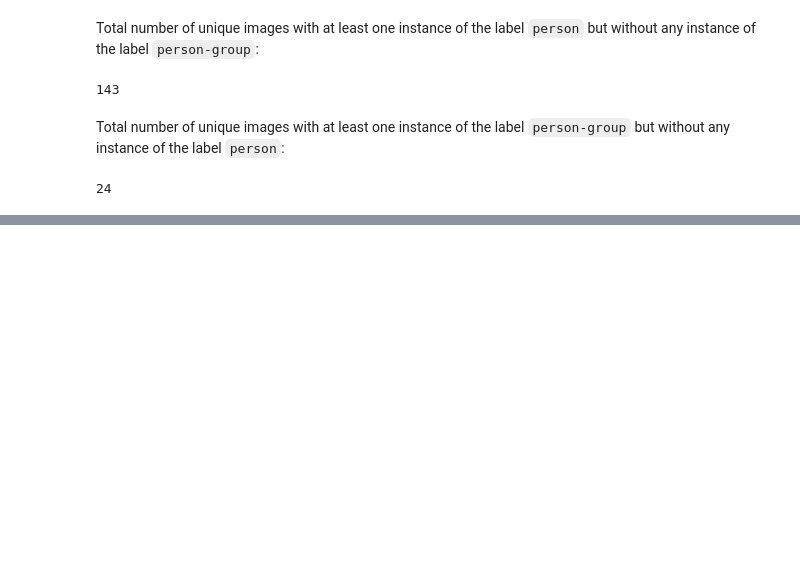
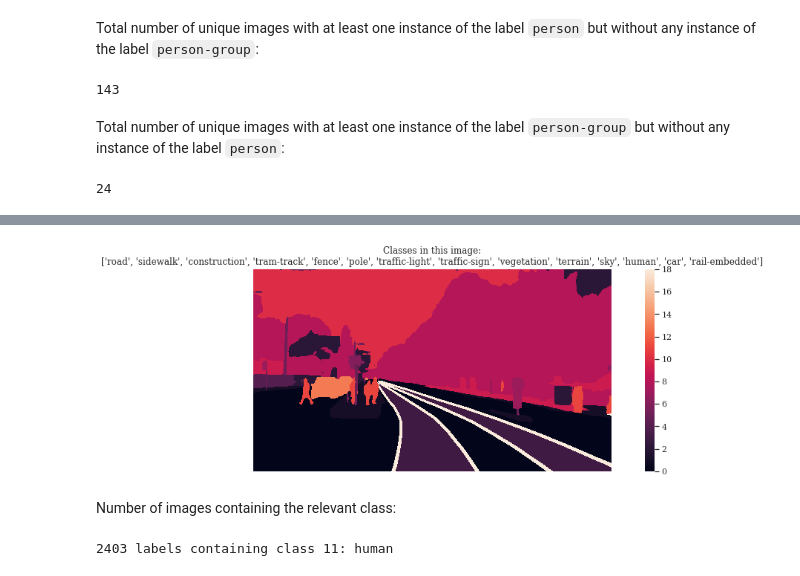
Before and after one commit to Denbergvanthijs/railsem19_yolov5, a Jupyter notebook: analyse_rs19_val.ipynb, the cells around one changed output, grey strips where cells are left out. Drawn from its saved outputs; the diff is of its cells as text; code cells hidden in the pictures; blank space fills up the shorter version.

Commit message:
Added exploration of semantic segmentation data

```diff
--- a/analyse_rs19_val.ipynb
+++ b/analyse_rs19_val.ipynb
@@ -11,3 +8,14 @@ import os
+# %%
+import json
+import os
+
+import cv2
+import numpy as np
+import seaborn as sns
+from matplotlib import pyplot as plt
+
+sns.set(style="whitegrid", font="serif")
+%matplotlib inline
 # %%
 def read_json(fp):
     with open(fp) as f:
@@ -21,6 +30,6 @@ dict
 # %% [markdown]
 Available classes in the semantic segmentation dataset:
 # %%
-classes = sorted([entry["name"] for entry in data["labels"]])
+classes = {idx: entry["name"] for idx, entry in enumerate(data["labels"])}
 classes
 # %% [output]
@@ -119,0 +135,19 @@ len(set(unique_img_person_group) - set(unique_img_person))
+# %%
+demo_image = cv2.imread("./rs19_val/uint8/rs19_val/rs00106.png", cv2.IMREAD_GRAYSCALE)
+
+plt.figure(figsize=(16, 5))
+plt.title(f"Classes in this image:\n{[classes[k] for k in np.unique(demo_image) if k != 255]}")
+sns.heatmap(demo_image, vmax=max(classes.keys()), xticklabels=False, yticklabels=False, square=True)
+plt.show()
+# %% [output]
+[figure, added]
+# %% [markdown]
+Number of images containing the relevant class:
+# %%
+fp_uint8 = "./rs19_val/uint8/rs19_val/"
+class_human = 11
+
+labels_uint8 = [file for file in os.listdir(fp_uint8) if class_human in cv2.imread(os.path.join(fp_uint8, file), cv2.IMREAD_GRAYSCALE)]
+print(f"{len(labels_uint8)} labels containing class {class_human}: {classes[class_human]}")
+# %% [output]
+2403 labels containing class 11: human
```
Also changed, not shown: parts of 11 cells of this notebook.
